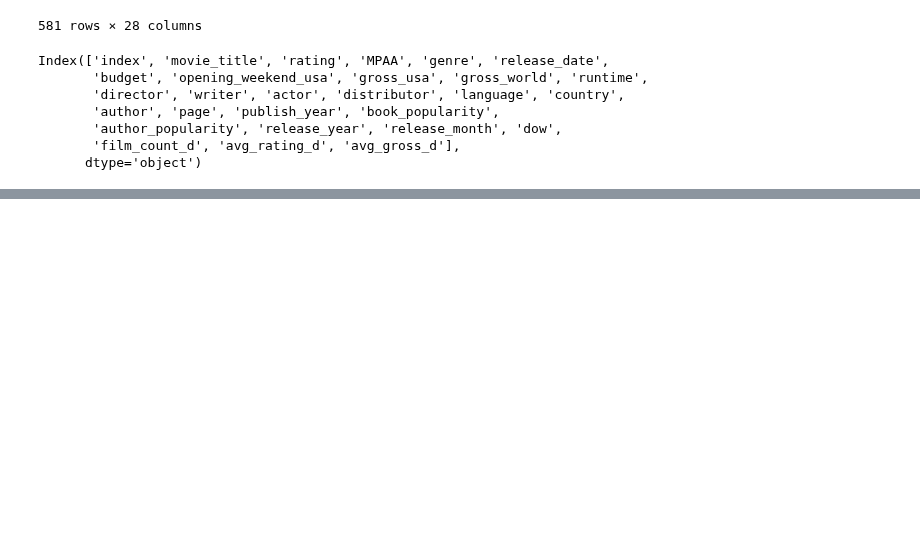
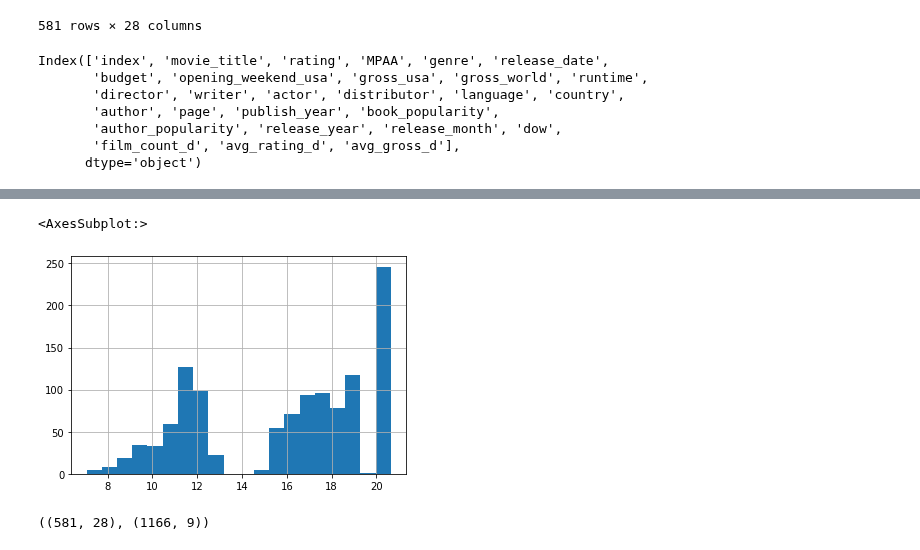
Before and after one commit to katiehuang1221/Predict-Revenue-Of-Movie-Adaptation, a Jupyter notebook: notebooks/complete_data.ipynb, the cells around one changed output, grey strips where cells are left out. Saved outputs shown, nothing was run; the diff lists cells and outputs as text; code cells hidden in the pictures; blank space fills up the shorter version.

```diff
--- a/notebooks/complete_data.ipynb
+++ b/notebooks/complete_data.ipynb
@@ -317,0 +388,9 @@ all_dc_df = pd.merge(all_d_df, movie_actor_df, lon=['movie_title','director'] ,h
+# %%
+np.log(book_history.search_fiction_author).hist(bins=20)
+# %% [output]
+<AxesSubplot:>
+[figure, added]
+# %%
+all_d_df.shape, book_history.shape
+# %% [output]
+((581, 28), (1166, 9))
```
Also changed, not shown: parts of 87 cells of this notebook, 3 other files.
